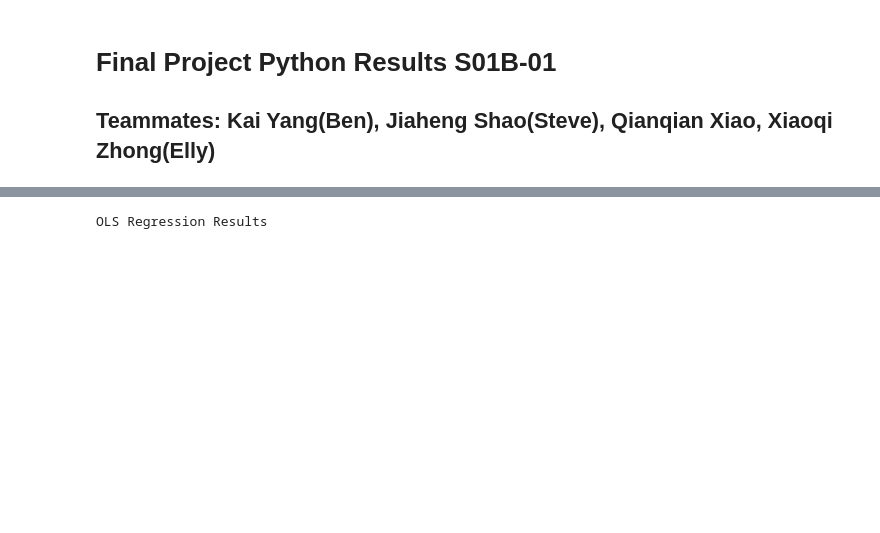
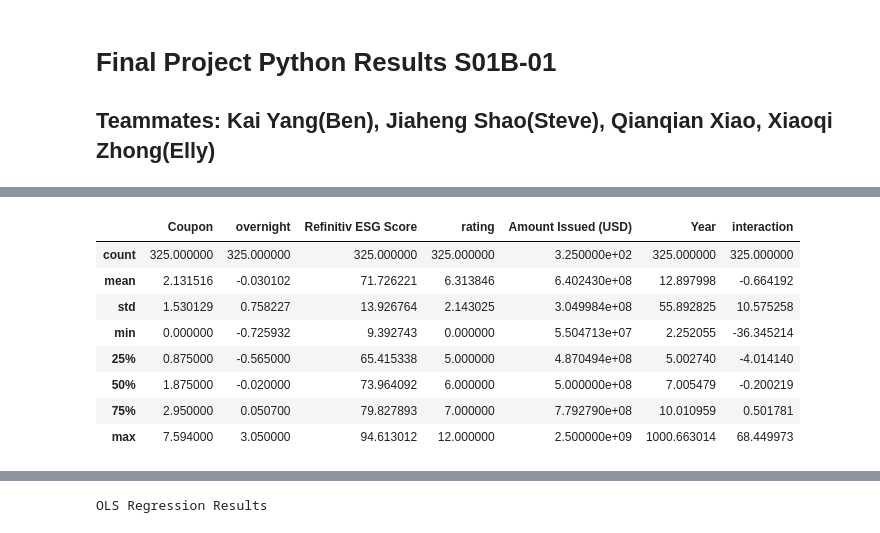
Before and after one commit to steveshao1213/Final_Project_nusbiz, a Jupyter notebook: Final_Project_Python.ipynb, the cells around one changed output, grey strips where cells are left out. Cells and saved outputs as stored; diff of their text form; code cells hidden in the pictures; blank space fills up the shorter version.

```diff
--- a/Final_Project_Python.ipynb
+++ b/Final_Project_Python.ipynb
@@ -18,0 +22,12 @@ data_3_2 = pd.read_excel("Regression 3-2.xlsx")
+# %%
+data_1.describe()
+# %% [output]
+|  | Coupon | overnight | Refinitiv ESG Score | rating | Amount Issued (USD) | Year | interaction |
+| count | 325.000000 | 325.000000 | 325.000000 | 325.000000 | 3.250000e+02 | 325.000000 | 325.000000 |
+| mean | 2.131516 | -0.030102 | 71.726221 | 6.313846 | 6.402430e+08 | 12.897998 | -0.664192 |
+| std | 1.530129 | 0.758227 | 13.926764 | 2.143025 | 3.049984e+08 | 55.892825 | 10.575258 |
+| min | 0.000000 | -0.725932 | 9.392743 | 0.000000 | 5.504713e+07 | 2.252055 | -36.345214 |
+| 25% | 0.875000 | -0.565000 | 65.415338 | 5.000000 | 4.870494e+08 | 5.002740 | -4.014140 |
+| 50% | 1.875000 | -0.020000 | 73.964092 | 6.000000 | 5.000000e+08 | 7.005479 | -0.200219 |
+| 75% | 2.950000 | 0.050700 | 79.827893 | 7.000000 | 7.792790e+08 | 10.010959 | 0.501781 |
+| max | 7.594000 | 3.050000 | 94.613012 | 12.000000 | 2.500000e+09 | 1000.663014 | 68.449973 |
```
Also changed, not shown: parts of 4 cells of this notebook, 2 other files.
